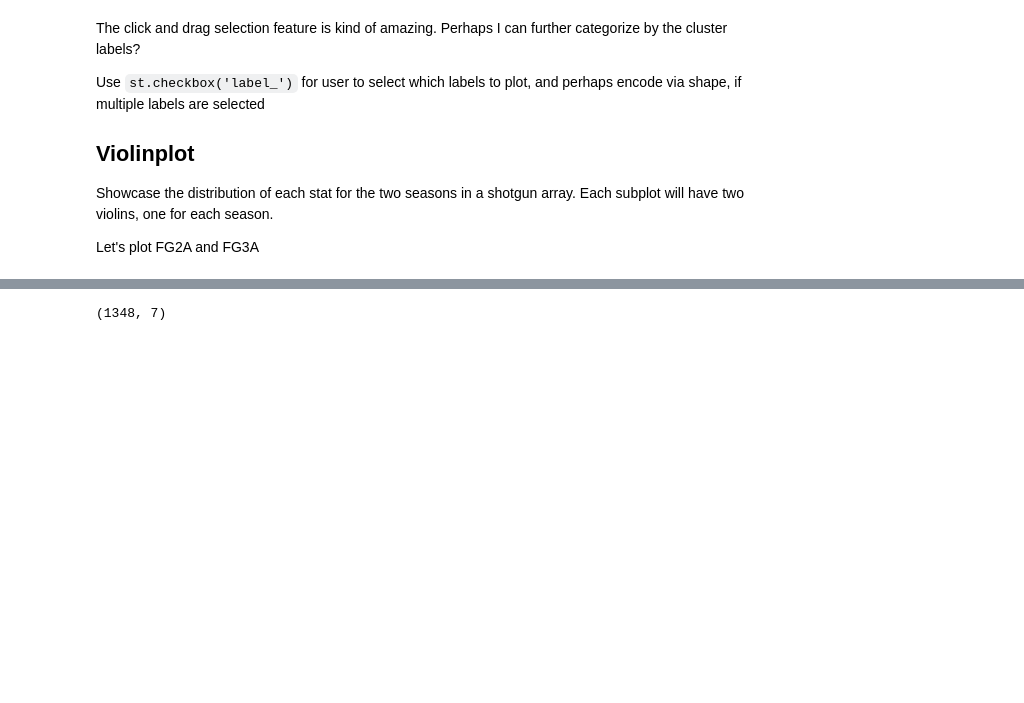
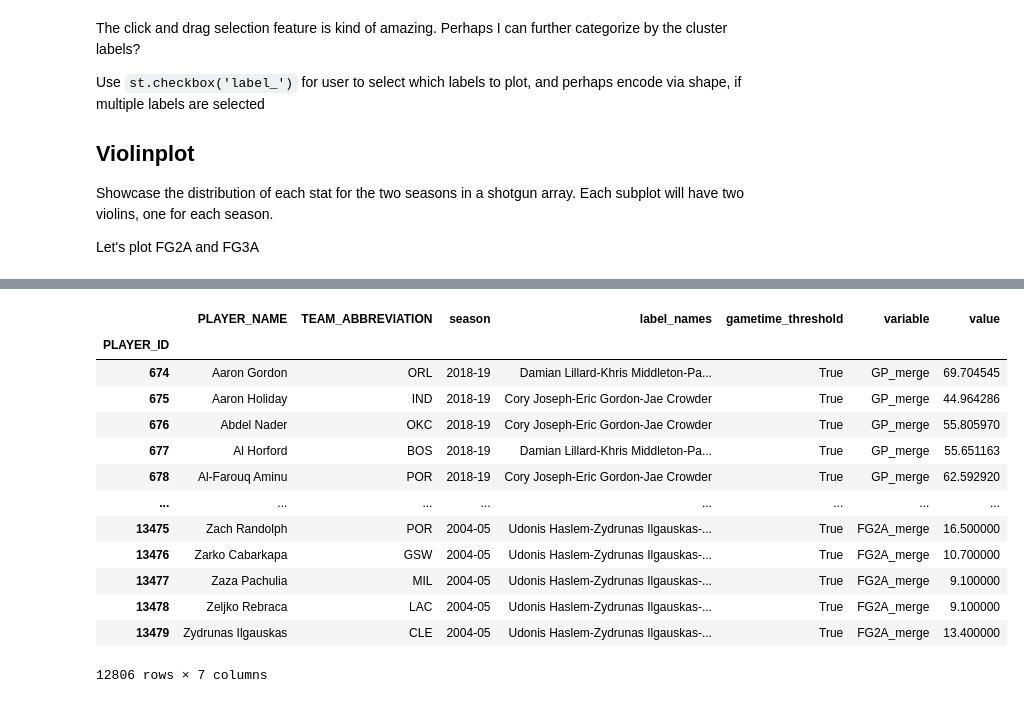
Before and after one commit to vykuang/nba-stats-streamlit, a Jupyter notebook: notebooks/altair_demo.ipynb, the cells around one changed output, grey strips where cells are left out. Drawn from its saved outputs; the diff is of its cells as text; code cells hidden in the pictures; blank space fills up the shorter version.

Commit message:
violin plot cmpl

```diff
--- a/notebooks/altair_demo.ipynb
+++ b/notebooks/altair_demo.ipynb
@@ -210,6 +267,18 @@ foo & bar
-# %%
-src_long[
-    (src_long["variable"] == "FG2A_merge") | (src_long["variable"] == "FG3A_merge")
-].shape
-# %% [output]
-(1348, 7)
+# %%
+violin_stat_filter = src_long.apply(lambda x: "merge" in x["variable"], axis=1)
+src_long[violin_stat_filter]
+# %% [output]
+|  | PLAYER_NAME | TEAM_ABBREVIATION | season | label_names | gametime_threshold | variable | value |
+| PLAYER_ID |  |  |  |  |  |  |  |
+| 674 | Aaron Gordon | ORL | 2018-19 | Damian Lillard-Khris Middleton-Pa... | True | GP_merge | 69.704545 |
+| 675 | Aaron Holiday | IND | 2018-19 | Cory Joseph-Eric Gordon-Jae Crowder | True | GP_merge | 44.964286 |
+| 676 | Abdel Nader | OKC | 2018-19 | Cory Joseph-Eric Gordon-Jae Crowder | True | GP_merge | 55.805970 |
+| 677 | Al Horford | BOS | 2018-19 | Damian Lillard-Khris Middleton-Pa... | True | GP_merge | 55.651163 |
+| 678 | Al-Farouq Aminu | POR | 2018-19 | Cory Joseph-Eric Gordon-Jae Crowder | True | GP_merge | 62.592920 |
+| ... | ... | ... | ... | ... | ... | ... | ... |
+| 13475 | Zach Randolph | POR | 2004-05 | Udonis Haslem-Zydrunas Ilgauskas-... | True | FG2A_merge | 16.500000 |
+| 13476 | Zarko Cabarkapa | GSW | 2004-05 | Udonis Haslem-Zydrunas Ilgauskas-... | True | FG2A_merge | 10.700000 |
+| 13477 | Zaza Pachulia | MIL | 2004-05 | Udonis Haslem-Zydrunas Ilgauskas-... | True | FG2A_merge | 9.100000 |
+| 13478 | Zeljko Rebraca | LAC | 2004-05 | Udonis Haslem-Zydrunas Ilgauskas-... | True | FG2A_merge | 9.100000 |
+| 13479 | Zydrunas Ilgauskas | CLE | 2004-05 | Udonis Haslem-Zydrunas Ilgauskas-... | True | FG2A_merge | 13.400000 |
+12806 rows × 7 columns
```
Also changed, not shown: parts of 16 cells of this notebook.
